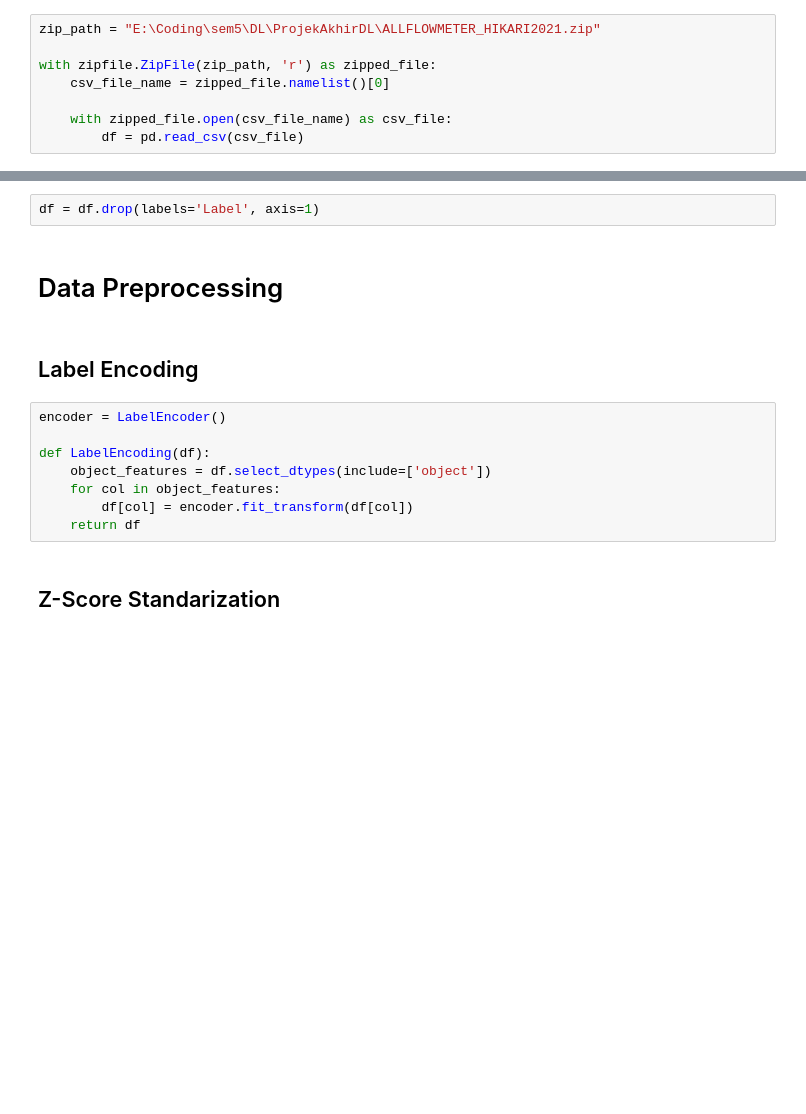
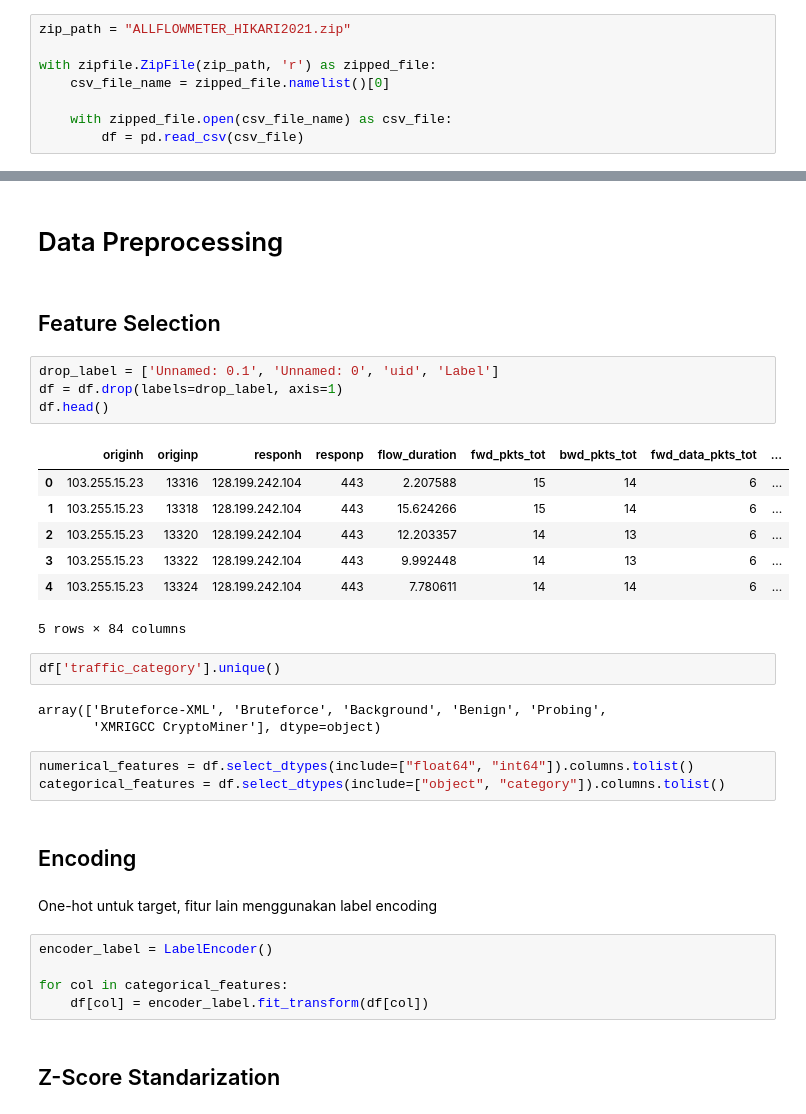
Before and after one commit to Hadoroo/ProjekAkhirDL, a Jupyter notebook: Model.ipynb, the cells around one changed output, grey strips where cells are left out. Drawn from its saved outputs; the diff is of its cells as text; blank space fills up the shorter version.

```diff
--- a/Model.ipynb
+++ b/Model.ipynb
@@ -22,7 +21,7 @@ from sklearn.metrics import accuracy_score
 
 from imblearn.over_sampling import SMOTE
 # %%
-zip_path = "E:\Coding\sem5\DL\ProjekAkhirDL\ALLFLOWMETER_HIKARI2021.zip"
+zip_path = "ALLFLOWMETER_HIKARI2021.zip"
 
 with zipfile.ZipFile(zip_path, 'r') as zipped_file:
     csv_file_name = zipped_file.namelist()[0]
@@ -39,20 +38,39 @@ df.head()
 | 3 | 3 | 3 | Cnf1YA4iLB4CSNWB88 | 103.255.15.23 | 13322 | 128.199.242.104 | 443 | 9.992448 | 14 | ... |
 | 4 | 4 | 4 | C4ZKvv3fpO72EAOsJ6 | 103.255.15.23 | 13324 | 128.199.242.104 | 443 | 7.780611 | 14 | ... |
 5 rows × 88 columns
-# %%
-df = df.drop(labels='Label', axis=1)
 # %% [markdown]
 # Data Preprocessing
+# %% [markdown]
+## Feature Selection
+# %%
+drop_label = ['Unnamed: 0.1', 'Unnamed: 0', 'uid', 'Label']
+df = df.drop(labels=drop_label, axis=1)
+df.head()
+# %% [output]
+|  | originh | originp | responh | responp | flow_duration | fwd_pkts_tot | bwd_pkts_tot | fwd_data_pkts_tot | ... |
+| 0 | 103.255.15.23 | 13316 | 128.199.242.104 | 443 | 2.207588 | 15 | 14 | 6 | ... |
+| 1 | 103.255.15.23 | 13318 | 128.199.242.104 | 443 | 15.624266 | 15 | 14 | 6 | ... |
+| 2 | 103.255.15.23 | 13320 | 128.199.242.104 | 443 | 12.203357 | 14 | 13 | 6 | ... |
+| 3 | 103.255.15.23 | 13322 | 128.199.242.104 | 443 | 9.992448 | 14 | 13 | 6 | ... |
+| 4 | 103.255.15.23 | 13324 | 128.199.242.104 | 443 | 7.780611 | 14 | 14 | 6 | ... |
+5 rows × 84 columns
+# %%
+df['traffic_category'].unique()
+# %% [output]
+array(['Bruteforce-XML', 'Bruteforce', 'Background', 'Benign', 'Probing',
+       'XMRIGCC CryptoMiner'], dtype=object)
+# %%
+numerical_features = df.select_dtypes(include=["float64", "int64"]).columns.tolist()
+categorical_features = df.select_dtypes(include=["object", "category"]).columns.tolist()
 # %% [markdown]
-## Label Encoding
+## Encoding
+# %% [markdown]
+One-hot untuk target, fitur lain menggunakan label encoding
 # %%
-encoder = LabelEncoder()
+encoder_label = LabelEncoder()
 
-def LabelEncoding(df):
-    object_features = df.select_dtypes(include=['object'])
-    for col in object_features:
-        df[col] = encoder.fit_transform(df[col])
-    return df
+for col in categorical_features:
+    df[col] = encoder_label.fit_transform(df[col])
 # %% [markdown]
 ## Z-Score Standarization
 # %%
```
Also changed, not shown: parts of 16 cells of this notebook, 2 other files.
